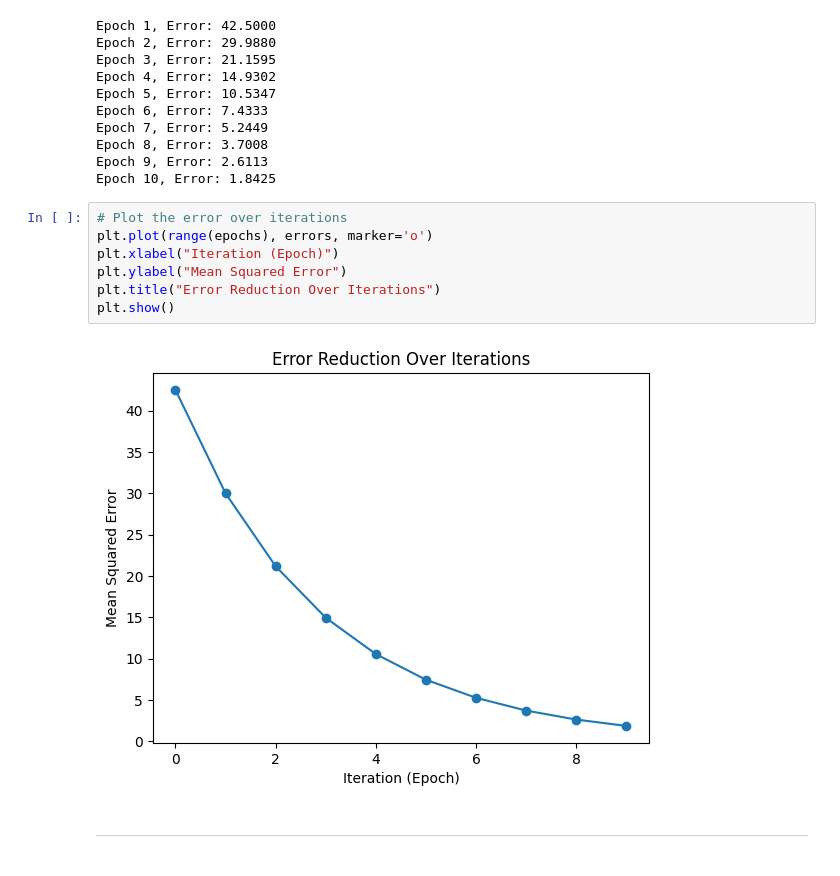
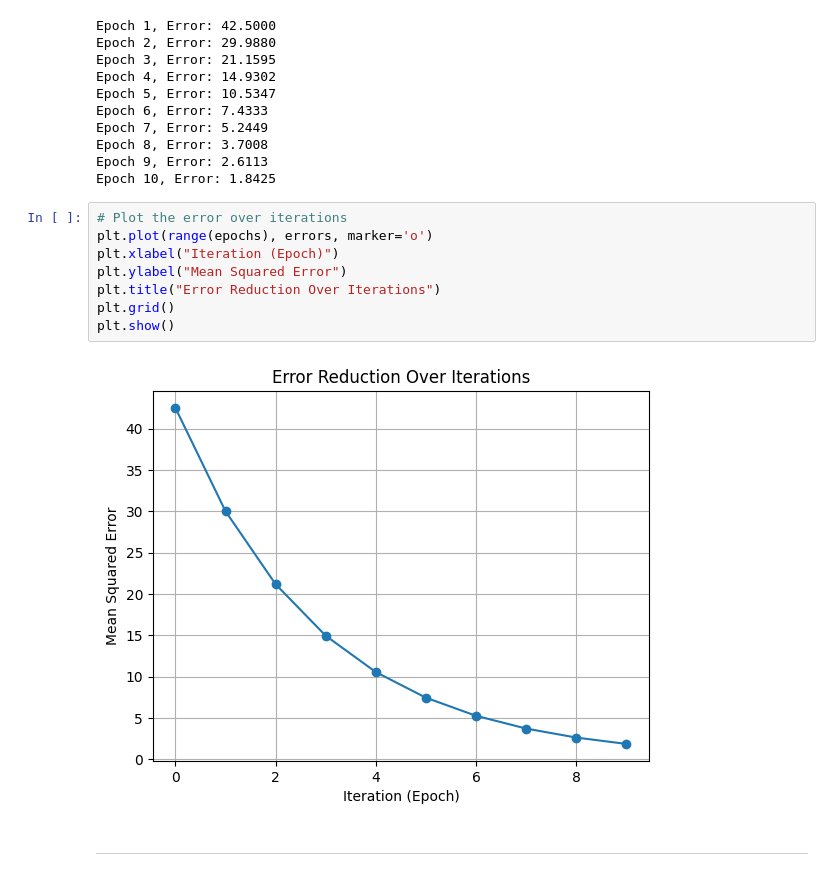
Before and after one commit to roderickperez/NeuralNetworksCourseOMV, a Jupyter notebook: 4_NeuralNetwork.ipynb, the cells around one changed output. Drawn from its saved outputs; the diff is of its cells as text.

```diff
--- a/4_NeuralNetwork.ipynb
+++ b/4_NeuralNetwork.ipynb
@@ -86,12 +86,13 @@ Epoch 10, Error: 1.8425
 # %%
 # Plot the error over iterations
 plt.plot(range(epochs), errors, marker='o')
 plt.xlabel("Iteration (Epoch)")
 plt.ylabel("Mean Squared Error")
 plt.title("Error Reduction Over Iterations")
+plt.grid()
 plt.show()
 # %% [output]
-[figure, old version]
+[figure, new version]
 # %% [markdown]
 ---
 # %% [markdown]
```
